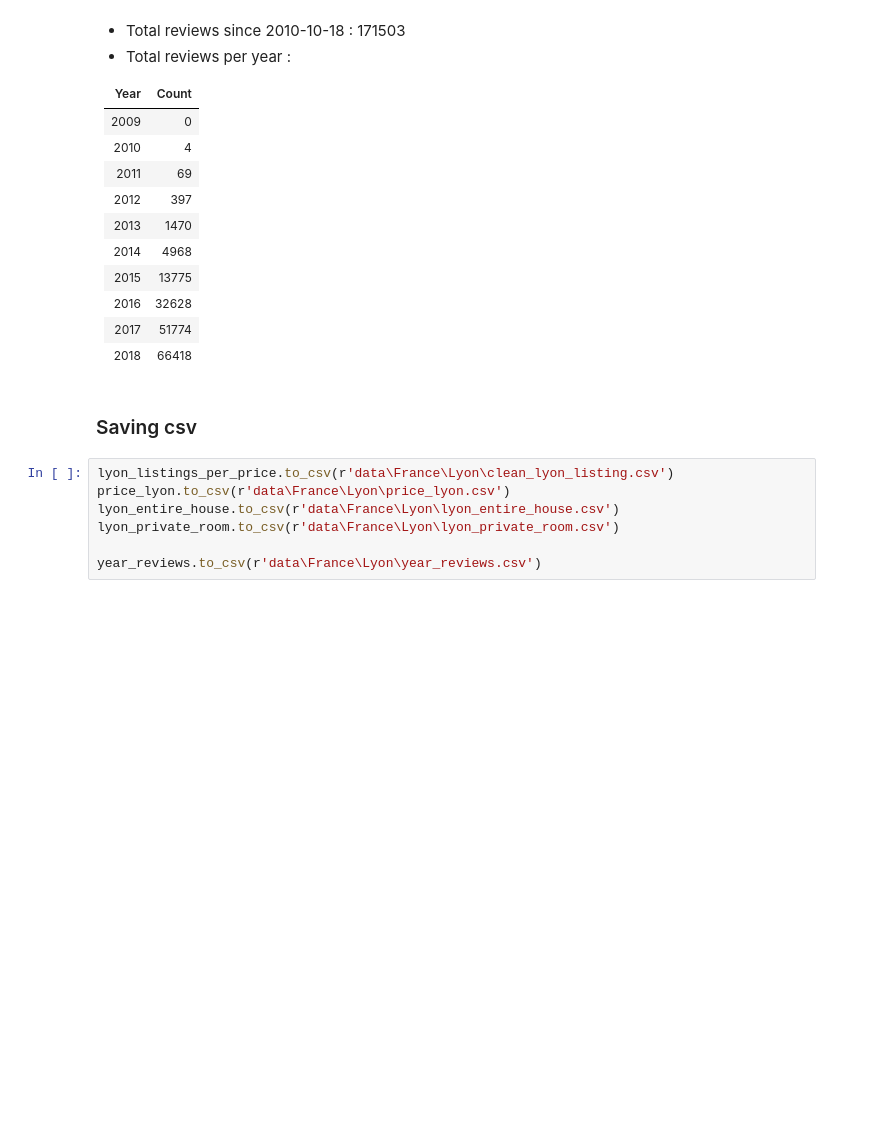
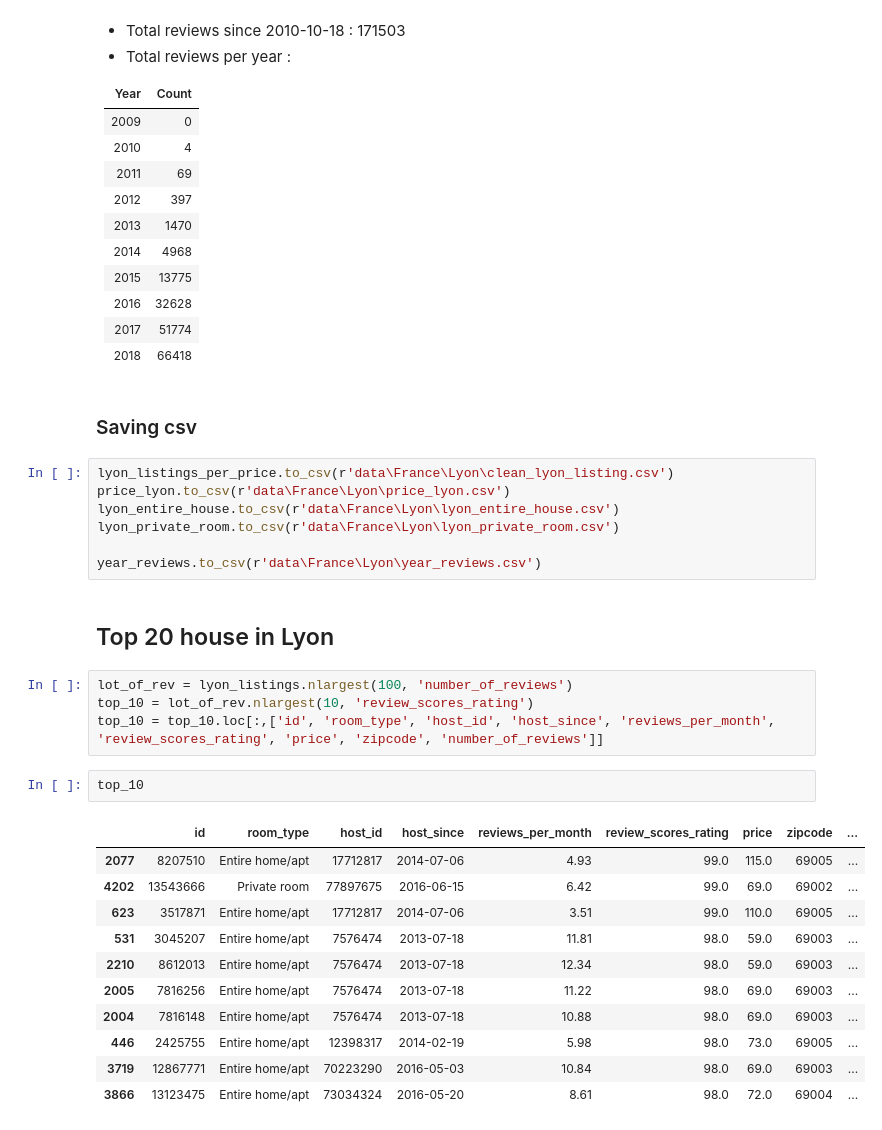
Before and after one commit to CaillouxZinzin/AirBnBAnalysis, a Jupyter notebook: AirbnbAnalysis/LyonData.ipynb, the cells around one changed output. Saved outputs shown, nothing was run; the diff lists cells and outputs as text; blank space fills up the shorter version.

```diff
--- a/AirbnbAnalysis/LyonData.ipynb
+++ b/AirbnbAnalysis/LyonData.ipynb
@@ -229,3 +229,23 @@ lyon_entire_house.to_csv(r'data\France\Lyon\lyon_entire_house.csv')
 lyon_private_room.to_csv(r'data\France\Lyon\lyon_private_room.csv')
 
 year_reviews.to_csv(r'data\France\Lyon\year_reviews.csv')
+# %% [markdown]
+## Top 20 house in Lyon
+# %%
+lot_of_rev = lyon_listings.nlargest(100, 'number_of_reviews')
+top_10 = lot_of_rev.nlargest(10, 'review_scores_rating')
+top_10 = top_10.loc[:,['id', 'room_type', 'host_id', 'host_since', 'reviews_per_month', 'review_scores_rating', 'price', 'zipcode', 'number_of_reviews']]
+# %%
+top_10
+# %% [output]
+|  | id | room_type | host_id | host_since | reviews_per_month | review_scores_rating | price | zipcode | ... |
+| 2077 | 8207510 | Entire home/apt | 17712817 | 2014-07-06 | 4.93 | 99.0 | 115.0 | 69005 | ... |
+| 4202 | 13543666 | Private room | 77897675 | 2016-06-15 | 6.42 | 99.0 | 69.0 | 69002 | ... |
+| 623 | 3517871 | Entire home/apt | 17712817 | 2014-07-06 | 3.51 | 99.0 | 110.0 | 69005 | ... |
+| 531 | 3045207 | Entire home/apt | 7576474 | 2013-07-18 | 11.81 | 98.0 | 59.0 | 69003 | ... |
+| 2210 | 8612013 | Entire home/apt | 7576474 | 2013-07-18 | 12.34 | 98.0 | 59.0 | 69003 | ... |
+| 2005 | 7816256 | Entire home/apt | 7576474 | 2013-07-18 | 11.22 | 98.0 | 69.0 | 69003 | ... |
+| 2004 | 7816148 | Entire home/apt | 7576474 | 2013-07-18 | 10.88 | 98.0 | 69.0 | 69003 | ... |
+| 446 | 2425755 | Entire home/apt | 12398317 | 2014-02-19 | 5.98 | 98.0 | 73.0 | 69005 | ... |
+| 3719 | 12867771 | Entire home/apt | 70223290 | 2016-05-03 | 10.84 | 98.0 | 69.0 | 69003 | ... |
+| 3866 | 13123475 | Entire home/apt | 73034324 | 2016-05-20 | 8.61 | 98.0 | 72.0 | 69004 | ... |
```
Also changed, not shown: 2 other files.
